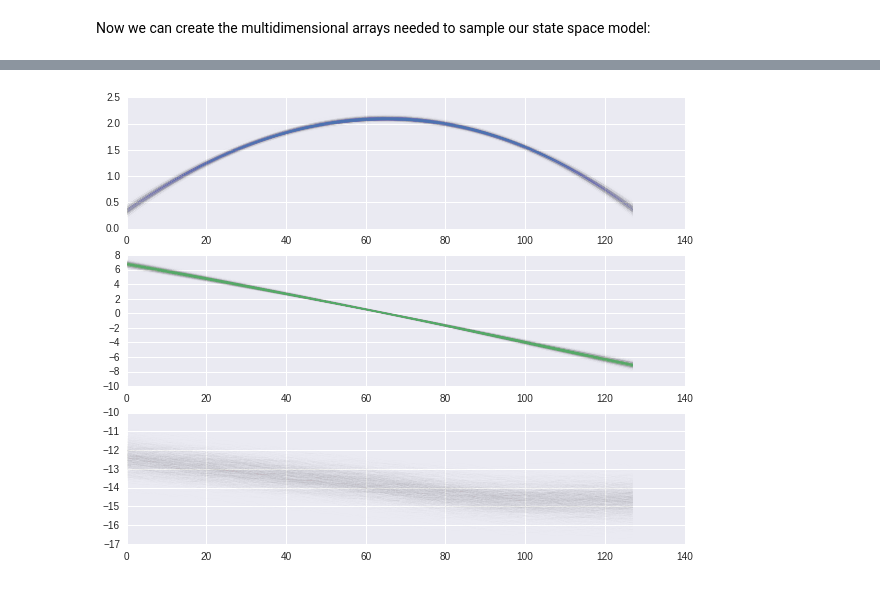
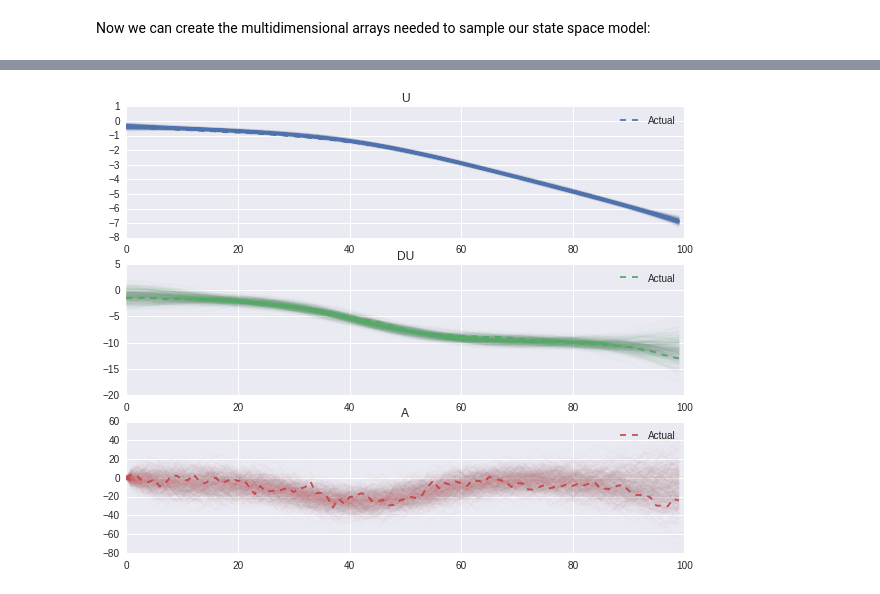
Before and after one commit to jmxpearson/laf, a Jupyter notebook: integration_test_nGP_samples.ipynb, the cells around one changed output, grey strips where cells are left out. Drawn from its saved outputs; the diff is of its cells as text; code cells hidden in the pictures.

```diff
--- a/integration_test_nGP_samples.ipynb
+++ b/integration_test_nGP_samples.ipynb
@@ -91,14 +81,16 @@ pass
+# %%
+Nt = 100
+tobs = np.linspace(0, 1, Nt)
 # %% [markdown]
 Now we can create the multidimensional arrays needed to sample our state space model:
 # %%
-Nt = y.size
 Np = 1
 Nm = 3
 Nr = 3
 
-sigeps = 0.05
-sigA = 0.5
-sigU = 0.05
+sigeps = 0.1
+sigA = 50
+sigU = .25
 sigmu = 3
 sigalpha = 1.
 
@@ -124,0 +119,12 @@ for t in range(Nt):
+# %%
+alpha = np.empty((Nt, Nm))
+y = np.empty((Nt, Np))
+
+alpha[0] = np.random.multivariate_normal(init_mean, init_var)
+
+for t in range(Nt):
+    eps = np.random.multivariate_normal(np.zeros(Np), Hmat)
+    eta = np.random.multivariate_normal(np.zeros(Nr), Qmat[t])
+    y[t] = Zmat.dot(alpha[t]) + eps
+    if t + 1 < Nt:
+        alpha[t + 1] = Tmat[t].dot(alpha[t]) + Rmat.dot(eta)
@@ -132,10 +146,14 @@ for idx in range(Ns):
 # %%
 trans = 5 / Ns
 plt.figure(figsize=(10, 8))
+th_names = [r'U', r'DU', r'A']
 
 for idx in range(Nm):
     plt.subplot(Nm, 1, idx + 1)
+    plt.plot(alpha[..., idx], color=sns.color_palette()[idx], linestyle='--', label='Actual')
     plt.plot(alpha_samples[..., idx].T, color=sns.color_palette()[idx], alpha=trans)
+    plt.title(th_names[idx])
+    plt.legend()
 pass
 # %% [output]
-[figure, old version]
+[figure, new version]
```
Also changed, not shown: parts of 7 cells of this notebook.
